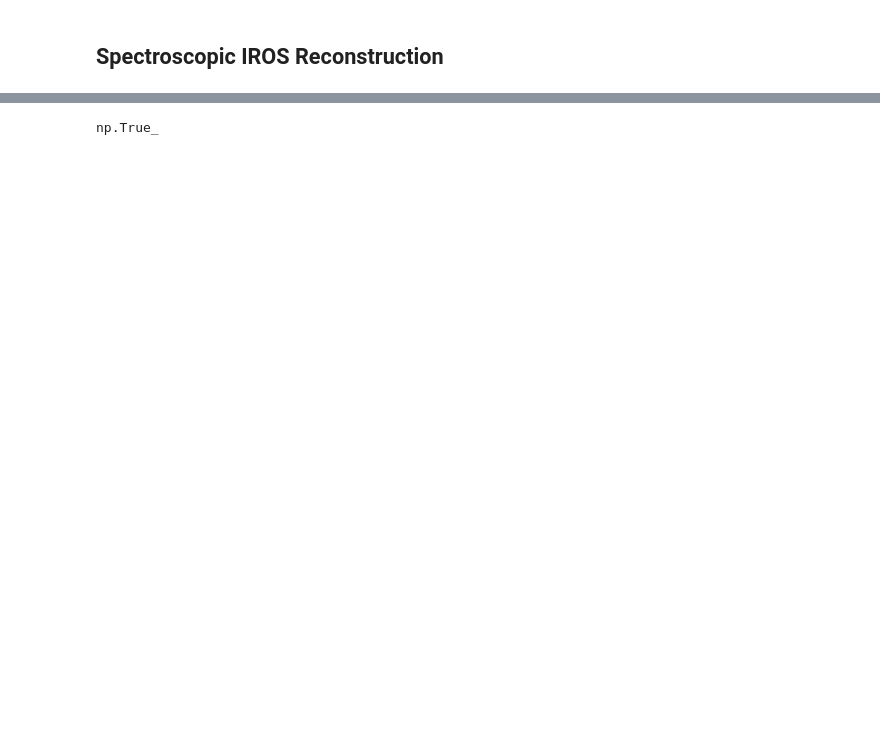
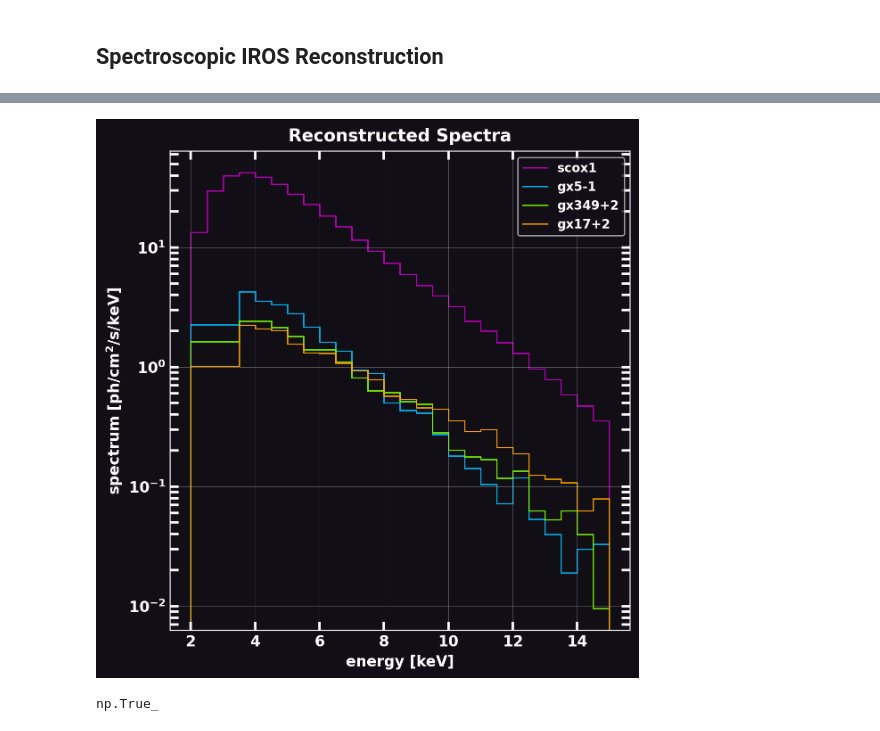
Before and after one commit to EdoardoGiancarli/LearningCodedMasks, a Jupyter notebook: IROS/demo_IROS_spectroscopy.ipynb, the cells around one changed output, grey strips where cells are left out. Saved outputs shown, nothing was run; the diff lists cells and outputs as text; code cells hidden in the pictures; blank space fills up the shorter version.

```diff
--- a/IROS/demo_IROS_spectroscopy.ipynb
+++ b/IROS/demo_IROS_spectroscopy.ipynb
@@ -371,3 +384,26 @@ ds.plot(
+# %%
+ebins, spectra = compute_spectra(out_logs)
+ebins_, spectra_ = compute_spectra({k: v for k, v in list(out_logs.items())[2:]})
+
+ds.plot(
+    ds.map4plot(
+        arrs=(
+            list(spectra[:, idx] for idx in range(spectra.shape[-1])) + \
+            list(spectra_[:, idx] for idx in range(1, spectra_.shape[-1]))
+        ),
+        title='Reconstructed Spectra',
+        x=[ebins] * spectra.shape[-1] + [ebins_] * (spectra_.shape[-1] - 1),
+        xlabel='energy [keV]',
+        ylabel='spectrum [ph/cm$^{2}$/s/keV]',
+        labels=srcIDs,
+        style='stairs',
+        color=('m', 'DeepSkyBlue', 'LawnGreen', 'Orange'),
+        yscale='log',
+    ),
+    save_to=f'{SAVE_DATA_TO}/spectrs.png',
+)
+# %% [output]
+[figure, added]
 # %%
 import numpy as np
 
```
Also changed, not shown: parts of 4 cells of this notebook.
